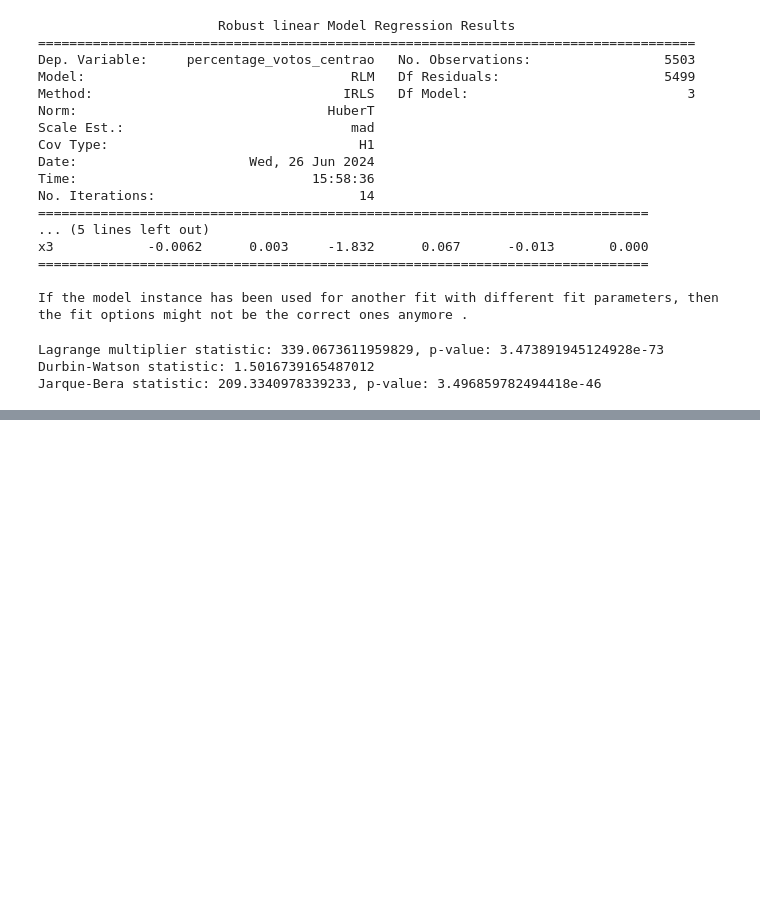
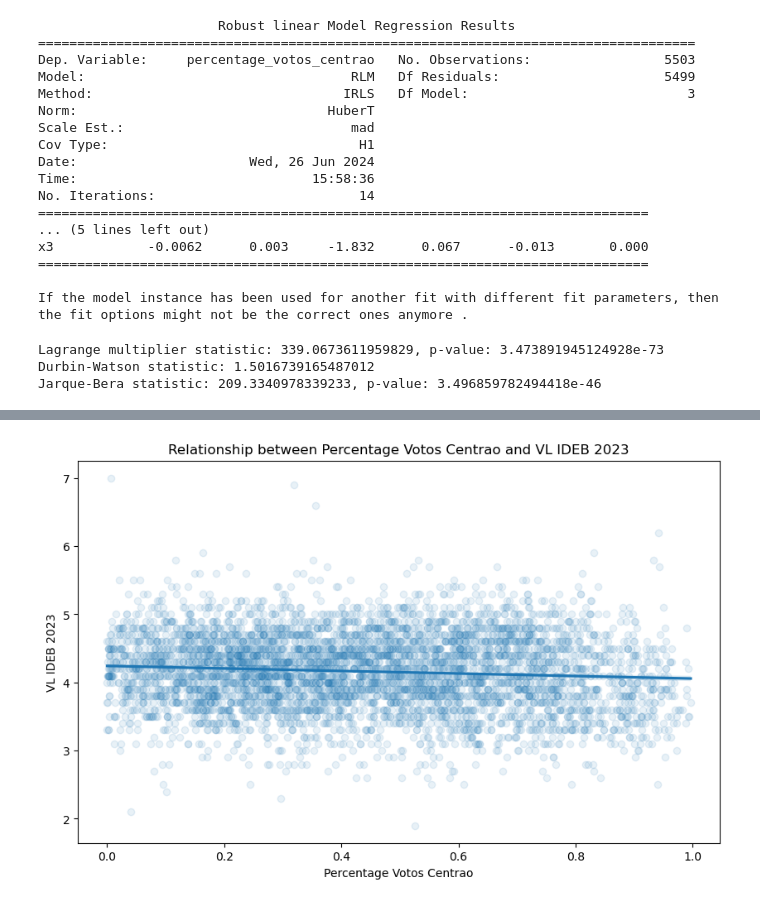
Before and after one commit to LuizVenosa/Grafico-Camera, a Jupyter notebook: Dados consolidado/regression_analysis.ipynb, the cells around one changed output, grey strips where cells are left out. Drawn from its saved outputs; the diff is of its cells as text; code cells hidden in the pictures; blank space fills up the shorter version.

```diff
--- a/Dados consolidado/regression_analysis.ipynb
+++ b/Dados consolidado/regression_analysis.ipynb
@@ -552,0 +574,13 @@ Jarque-Bera statistic: 209.3340978339233, p-value: 3.496859782494418e-46
+# %%
+"""
+Cell generated by Data Wrangler.
+"""
+def clean_data(ideb):
+    # Select columns: 'Unnamed: 0', 'Unnamed: 1' and 4 other columns
+    ideb = ideb.loc[:, ['Unnamed: 0', 'Unnamed: 1', 'Unnamed: 2', 'Unnamed: 3', 'Nota Média Padronizada (N).3', 'Unnamed: 43', 'Unnamed: 42', 'Unnamed: 41', 'Unnamed: 40', 'Nota Média Padronizada (N).2', 'Nota Média Padronizada (N).1', 'Nota Média Padronizada (N)']]
+    return ideb
+
+ideb_clean = clean_data(ideb.copy())
+ideb_clean.columns = ideb_clean.iloc[1]
+ideb_clean = ideb_clean.iloc[2:-2]
+ideb_clean.head()
@@ -552,0 +594,12 @@ Jarque-Bera statistic: 209.3340978339233, p-value: 3.496859782494418e-46
+# %%
+ideb_clean['VL_OBSERVADO_2023'] = ideb_clean['VL_OBSERVADO_2023'].replace("-", "Nan").astype(float, errors='ignore')
+ideb_clean['VL_NOTA_MEDIA_2023'] = ideb_clean['VL_NOTA_MEDIA_2023'].replace("-", "Nan").astype(float, errors='ignore')
+ideb_clean['VL_OBSERVADO_2021'] = ideb_clean['VL_OBSERVADO_2021'].replace("-", "Nan").astype(float, errors='ignore')
+ideb_clean['VL_NOTA_MEDIA_2021'] = ideb_clean['VL_NOTA_MEDIA_2021'].replace("-", "Nan").astype(float, errors='ignore')
+ideb_clean['VL_OBSERVADO_2019'] = ideb_clean['VL_OBSERVADO_2019'].replace("-", "Nan").astype(float, errors='ignore')
+ideb_clean['VL_NOTA_MEDIA_2019'] = ideb_clean['VL_NOTA_MEDIA_2019'].replace("-", "Nan").astype(float, errors='ignore')
+ideb_clean['VL_OBSERVADO_2017'] = ideb_clean['VL_OBSERVADO_2017'].replace("-", "Nan").astype(float, errors='ignore')
+ideb_clean['VL_NOTA_MEDIA_2017'] = ideb_clean['VL_NOTA_MEDIA_2017'].replace("-", "Nan").astype(float, errors='ignore')
+
+
+ideb_clean
@@ -552,0 +620,2 @@ Jarque-Bera statistic: 209.3340978339233, p-value: 3.496859782494418e-46
+# %%
+ideb_clean = ideb_clean.reset_index(drop=True)
@@ -552,0 +624,3 @@ Jarque-Bera statistic: 209.3340978339233, p-value: 3.496859782494418e-46
+# %%
+ideb_clean_pub = ideb_clean[ideb_clean['REDE'] == 'Pública']
+merged_ideb = votos_centrao.merge(ideb_clean_pub, left_on='ibge', right_on='CO_MUNICIPIO')
@@ -552,0 +750,15 @@ Jarque-Bera statistic: 209.3340978339233, p-value: 3.496859782494418e-46
+# %%
+import seaborn as sns
+
+import matplotlib.pyplot as plt
+import statsmodels.api as sm
+
+# Scatter plot with regression line
+plt.figure(figsize=(10, 6))
+sns.regplot(x='percentage_votos_centrao', y='VL_OBSERVADO_2023', data=merged_ideb, scatter_kws={'alpha':0.1})
+plt.xlabel('Percentage Votos Centrao')
+plt.ylabel('VL IDEB 2023')
+plt.title('Relationship between Percentage Votos Centrao and VL IDEB 2023')
+plt.show()
+# %% [output]
+[figure, added]
```
Also changed, not shown: parts of 39 cells of this notebook, 12 other files.
